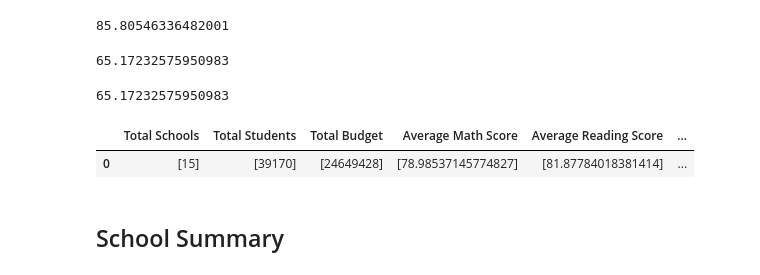
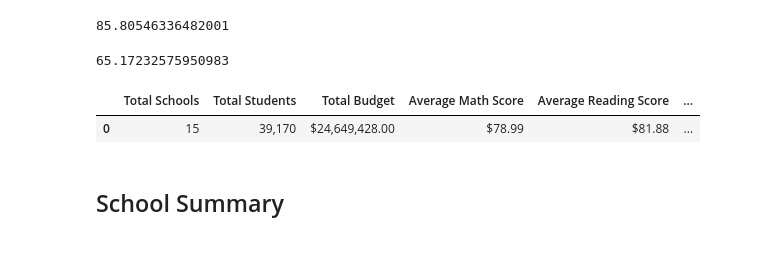
Before and after one commit to BarbK106/Pandas-Challenge, a Jupyter notebook: PyCitySchools/Script.pynb.ipynb, the cells around one changed output. Saved outputs shown, nothing was run; the diff lists cells and outputs as text; code cells hidden in the pictures.

```diff
--- a/PyCitySchools/Script.pynb.ipynb
+++ b/PyCitySchools/Script.pynb.ipynb
@@ -74,43 +108,31 @@ passing_reading_percentage
 passing_math_reading_count = school_data_complete[
     (school_data_complete["math_score"] >= 70) & (school_data_complete["reading_score"] >= 70)
 ].count()["student_name"]
-overall_passing_rate = passing_math_reading_count /  float(student_count) * 100
-overall_passing_rate
+district_passing_rate = passing_math_reading_count /  float(student_count) * 100
+district_passing_rate
 # %% [output]
 65.17232575950983
-# %%
-# Use the following to calculate the percentage of students that passed math and reading
-passing_math_reading_count = school_data_complete[
-    (school_data_complete["math_score"] >= 70) & (school_data_complete["reading_score"] >= 70)
-].count()["student_name"]
-overall_passing_rate = passing_math_reading_count /  float(student_count) * 100
-overall_passing_rate
-# %% [output]
-65.17232575950983
 # %%
 # Create a high-level snapshot of the district's key metrics in a DataFrame
-district_summary = pd.DataFrame([{"Total Schools":[school_count],"Total Students":[student_count],
-                                   "Total Budget":[total_budget], "Average Math Score":[average_math_score],
-                                   "Average Reading Score":[average_reading_score],
-                                   "Percent Passing Math":[passing_math_percentage],
-                                   "Percent Passing Reading":[passing_reading_percentage],
-                                   "Percent Overall Passing":[overall_passing_rate]}])
+district_summary = pd.DataFrame([{"Total Schools":school_count,"Total Students":student_count,
+                                   "Total Budget":total_budget, "Average Math Score":average_math_score,
+                                   "Average Reading Score":average_reading_score,
+                                   "Percent Passing Math":passing_math_percentage,
+                                   "Percent Passing Reading":passing_reading_percentage,
+                                   "Percent Overall Passing":district_passing_rate}])
 
 # Formatting
-#district_summary["Total Schools"] = district_summary[Total Schools].map("{:,}".format)
-#district_summary["Total Students"] = district_summary["Total Students"].map("{:,}".format)
-#district_summary["Total Budget"] = district_summary["Total Budget"].map("${:,.2f}".format)
-#district_summary["Average Math Score"] = district_summary["Average Math Score"].map("${:,.2f}".format)
-#district_summary["Average Reading Score"] = district_summary["Average Reading Score"].map("${:,.2f}".format)
-
-#file_df["INCOME"] = file_df["INCOME"].map("${:,.2f}".format)
-
+district_summary["Total Schools"] = district_summary["Total Schools"].map("{:,}".format)
+district_summary["Total Students"] = district_summary["Total Students"].map("{:,}".format)
+district_summary["Total Budget"] = district_summary["Total Budget"].map("${:,.2f}".format)
+district_summary["Average Math Score"] = district_summary["Average Math Score"].map("${:,.2f}".format)
+district_summary["Average Reading Score"] = district_summary["Average Reading Score"].map("${:,.2f}".format)
 
 # Display the DataFrame
 district_summary
 # %% [output]
 |  | Total Schools | Total Students | Total Budget | Average Math Score | Average Reading Score | ... |
-| 0 | [15] | [39170] | [24649428] | [78.98537145774827] | [81.87784018381414] | ... |
+| 0 | 15 | 39,170 | $24,649,428.00 | $78.99 | $81.88 | ... |
 # %% [markdown]
 ## School Summary
 # %%
```
Also changed, not shown: parts of 22 cells of this notebook.
